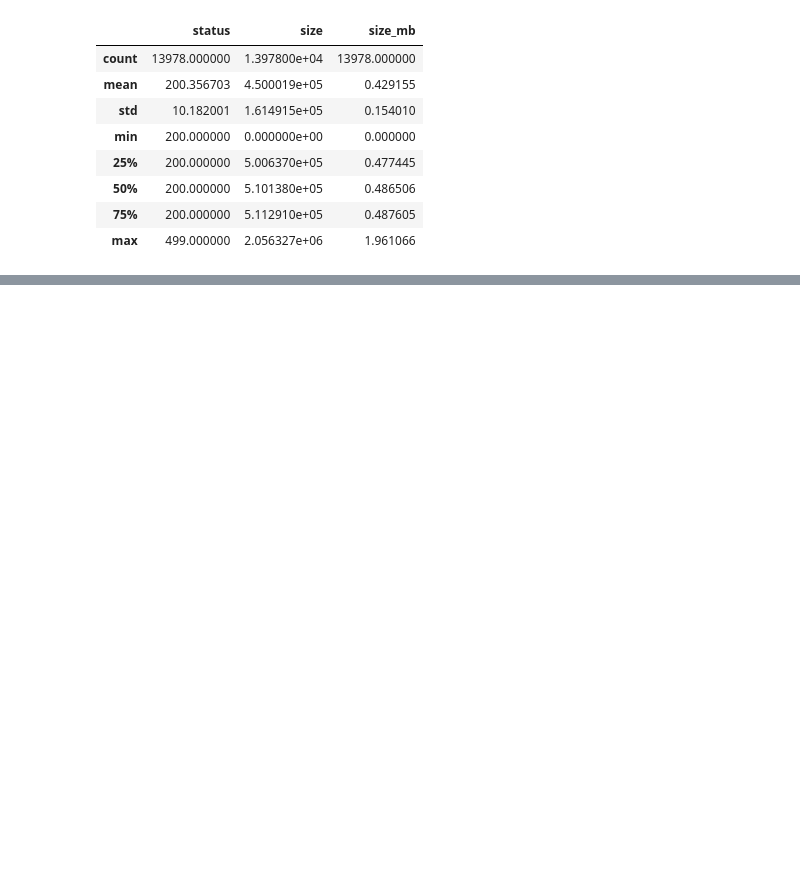
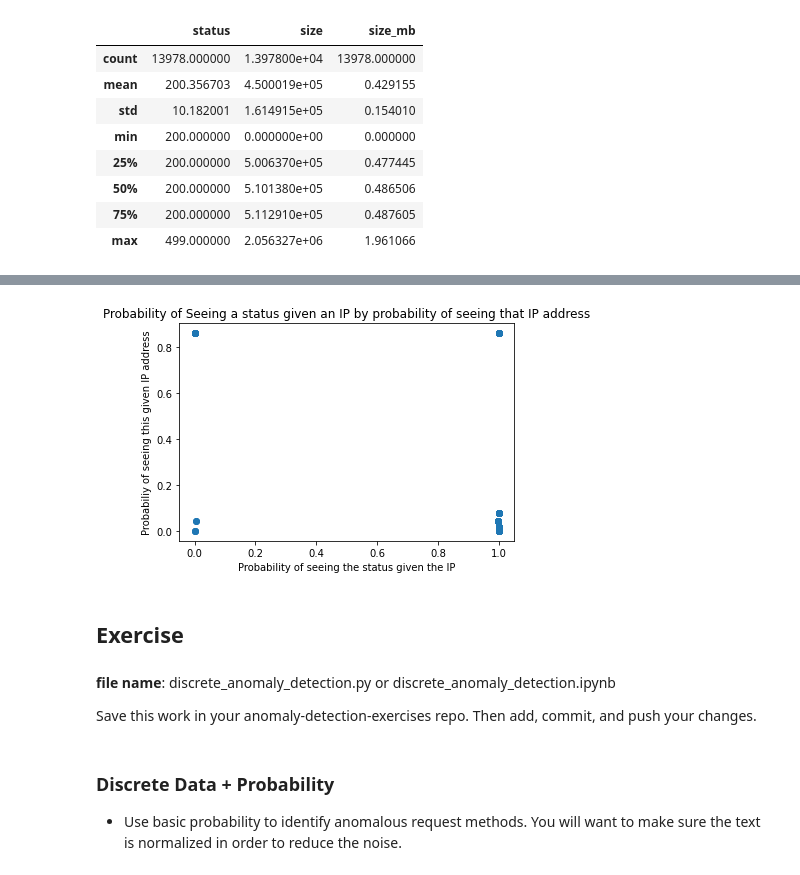
Before and after one commit to gilbert-noriega-ii/anomaly-detection-exercises, a Jupyter notebook: discrete_anomaly_detection.ipynb, the cells around one changed output, grey strips where cells are left out. Drawn from its saved outputs; the diff is of its cells as text; code cells hidden in the pictures; blank space fills up the shorter version.

```diff
--- a/discrete_anomaly_detection.ipynb
+++ b/discrete_anomaly_detection.ipynb
@@ -168,0 +265,3 @@ df.describe()
+# %%
+df = df.reset_index().merge(ip_df, on=['ip'], how='left').fillna(value=0).set_index('timestamp')
+df.head()
@@ -168,0 +293,13 @@ df.describe()
+# %%
+ip_probs = train.groupby('ip').size().div(len(df))
+
+status_given_ip = pd.DataFrame(train.groupby(['ip', 'status']).\
+                               size().div(len(train)).\
+                               div(ip_probs,
+                                   axis=0,
+                                   level='ip').\
+                               reset_index().\
+                               rename(index=str,
+                                      columns={0: 'proba_status_given_ip'})
+                              )
+status_given_ip
@@ -168,0 +324,9 @@ df.describe()
+# %%
+ip_status_count = pd.DataFrame(train.groupby(['ip', 'status'])['request_method'].\
+                                count().reset_index().\
+                                rename(index=str,
+                                       columns={'request_method': 'ip_status_count'}))
+
+
+ip_status = status_given_ip.merge(ip_status_count)
+ip_status.sort_values(by="ip_status_count", ascending=False)
@@ -168,0 +353,2 @@ df.describe()
+# %%
+df = df.reset_index().merge(ip_status, on=['ip', 'status'], how='left').fillna(value=0).set_index('timestamp')
@@ -168,0 +365,17 @@ df.describe()
+# %%
+plt.title("Probability of Seeing a status given an IP by probability of seeing that IP address")
+plt.xlabel("Probability of seeing the status given the IP")
+plt.ylabel("Probabiliy of seeing this given IP address")
+plt.scatter(df.proba_status_given_ip, df.ip_proba)
+plt.show()
+# %% [output]
+[figure, added]
+# %% [markdown]
+## Exercise
+# %% [markdown]
+**file name**: discrete_anomaly_detection.py or discrete_anomaly_detection.ipynb
+
+Save this work in your anomaly-detection-exercises repo. Then add, commit, and push your changes.
+# %% [markdown]
+### Discrete Data + Probability
+- Use basic probability to identify anomalous request methods. You will want to make sure the text is normalized in order to reduce the noise.
```
Also changed, not shown: parts of 20 cells of this notebook.
